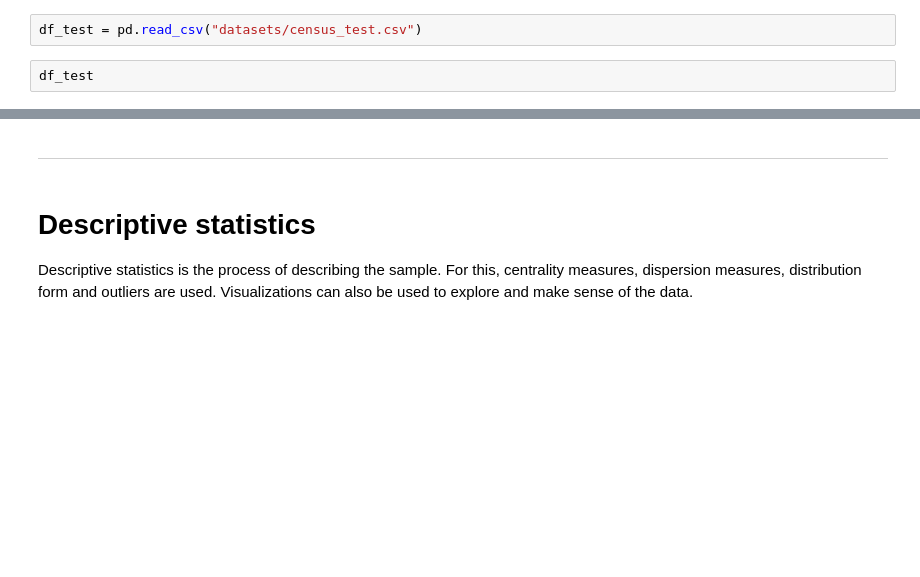
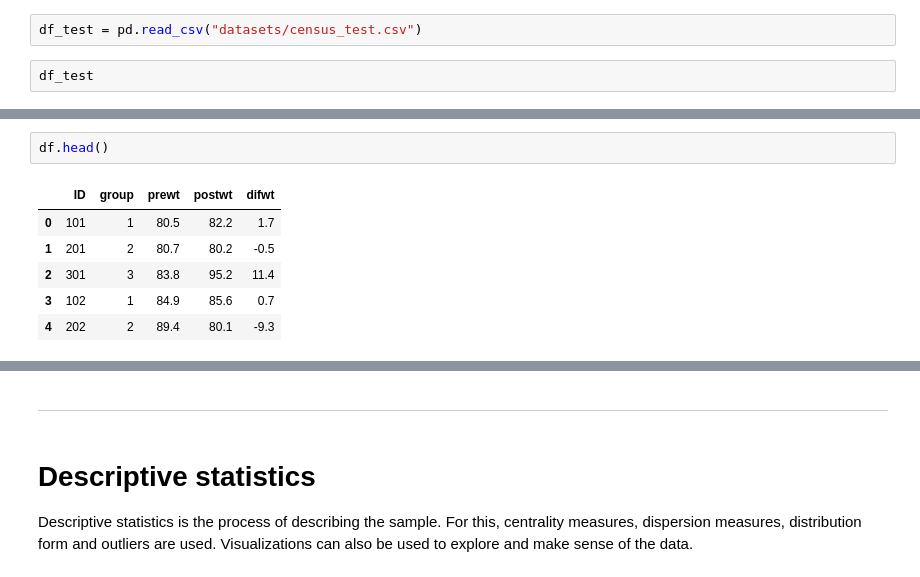
Before and after one commit to manoelgadi/CraridenGlobal_CDAMP, a Jupyter notebook: Main Session 2 - Exploratory Data Analysis in Python/Main Session 2 - Exploratory Data Analysis in Python.ipynb, the cells around one changed output, grey strips where cells are left out. Cells and saved outputs as stored; diff of their text form; blank space fills up the shorter version.

```diff
--- a/Main Session 2 - Exploratory Data Analysis in Python/Main Session 2 - Exploratory Data Analysis in Python.ipynb
+++ b/Main Session 2 - Exploratory Data Analysis in Python/Main Session 2 - Exploratory Data Analysis in Python.ipynb
@@ -101,0 +126,9 @@ df_test
+# %%
+df.head()
+# %% [output]
+|  | ID | group | prewt | postwt | difwt |
+| 0 | 101 | 1 | 80.5 | 82.2 | 1.7 |
+| 1 | 201 | 2 | 80.7 | 80.2 | -0.5 |
+| 2 | 301 | 3 | 83.8 | 95.2 | 11.4 |
+| 3 | 102 | 1 | 84.9 | 85.6 | 0.7 |
+| 4 | 202 | 2 | 89.4 | 80.1 | -9.3 |
```
Also changed, not shown: parts of 14 cells of this notebook.
